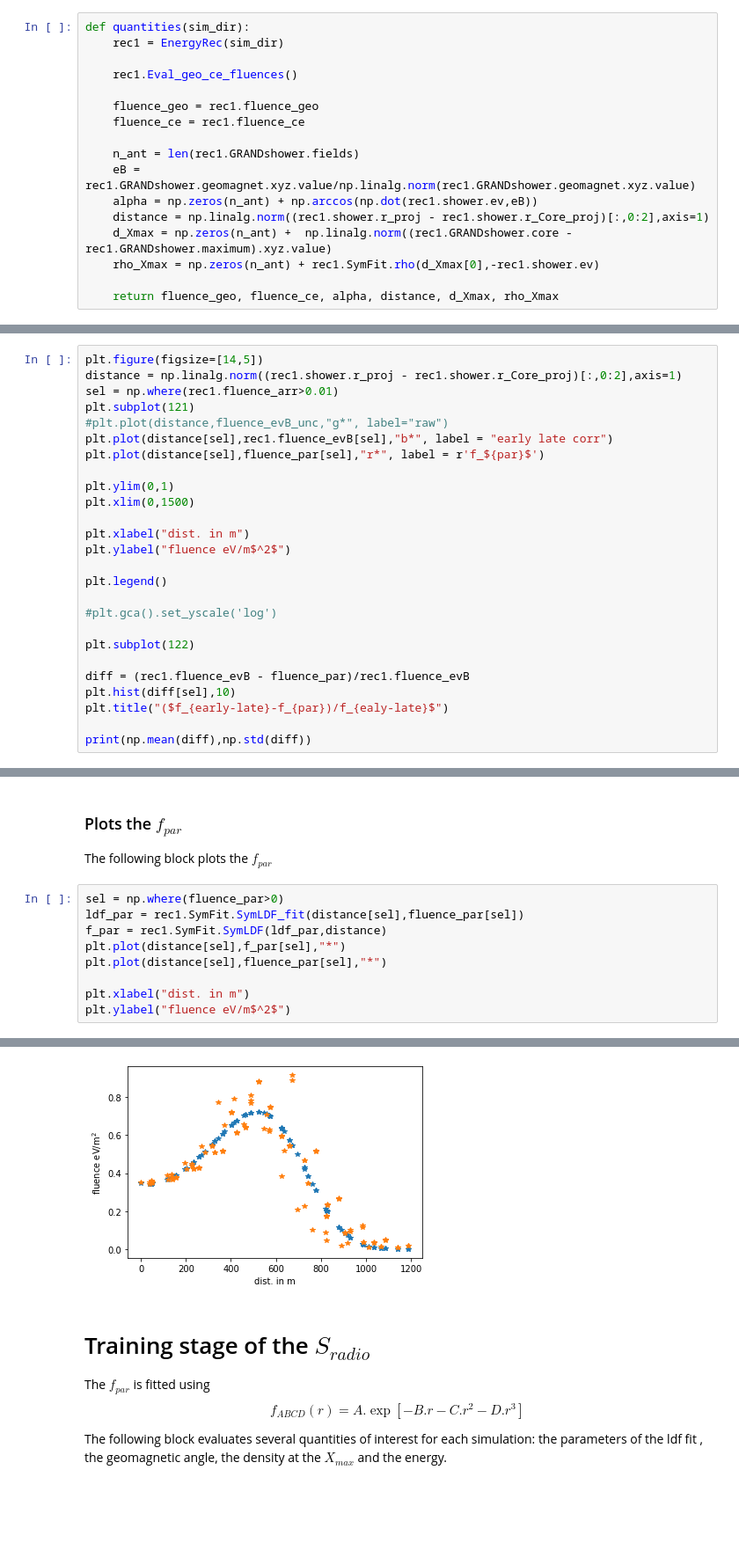
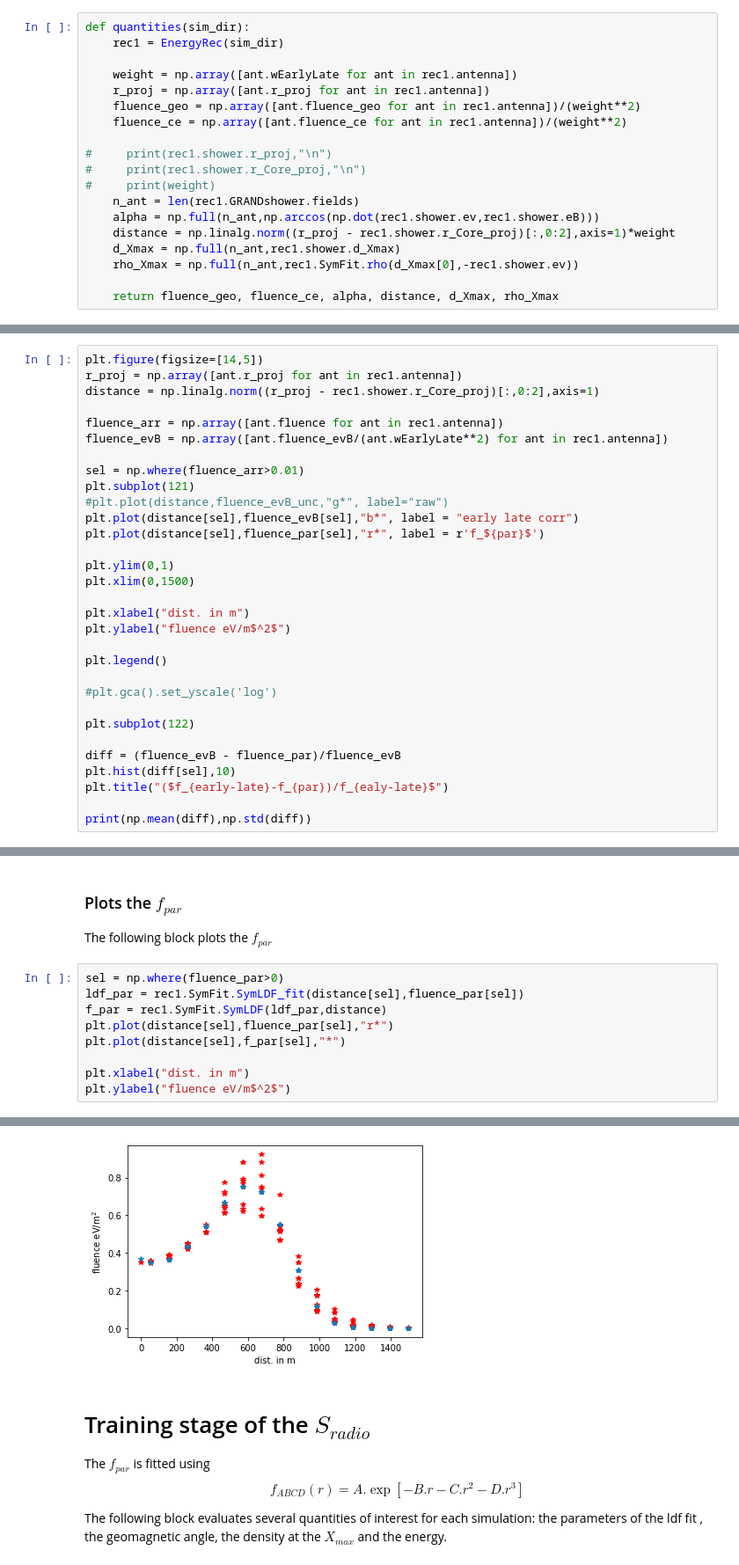
Before and after one commit to grand-mother/grand-energy-rec, a Jupyter notebook: EnergyFluence_Correas_Symmetric_Training.ipynb, the cells around one changed output, grey strips where cells are left out. Shown: that part at 88% size. Saved outputs shown, nothing was run; the diff lists cells and outputs as text; blank space fills up the shorter version.

Commit message:
Minor tweaks to make the notebooks compatible with the module. Rudimentary print level implemented.

```diff
--- a/EnergyFluence_Correas_Symmetric_Training.ipynb
+++ b/EnergyFluence_Correas_Symmetric_Training.ipynb
@@ -32,17 +33,19 @@ The first step is to evaluate several quantities of interest: geomagnetic fluenc
 def quantities(sim_dir):
     rec1 = EnergyRec(sim_dir)
 
-    rec1.Eval_geo_ce_fluences()
+    weight = np.array([ant.wEarlyLate for ant in rec1.antenna])
+    r_proj = np.array([ant.r_proj for ant in rec1.antenna])
+    fluence_geo = np.array([ant.fluence_geo for ant in rec1.antenna])/(weight**2)
+    fluence_ce = np.array([ant.fluence_ce for ant in rec1.antenna])/(weight**2)
 
-    fluence_geo = rec1.fluence_geo
-    fluence_ce = rec1.fluence_ce
-
+#     print(rec1.shower.r_proj,"\n")
+#     print(rec1.shower.r_Core_proj,"\n")
+#     print(weight)
     n_ant = len(rec1.GRANDshower.fields)
-    eB = rec1.GRANDshower.geomagnet.xyz.value/np.linalg.norm(rec1.GRANDshower.geomagnet.xyz.value)
-    alpha = np.zeros(n_ant) + np.arccos(np.dot(rec1.shower.ev,eB))
-    distance = np.linalg.norm((rec1.shower.r_proj - rec1.shower.r_Core_proj)[:,0:2],axis=1)
-    d_Xmax = np.zeros(n_ant) +  np.linalg.norm((rec1.GRANDshower.core - rec1.GRANDshower.maximum).xyz.value)
-    rho_Xmax = np.zeros(n_ant) + rec1.SymFit.rho(d_Xmax[0],-rec1.shower.ev)
+    alpha = np.full(n_ant,np.arccos(np.dot(rec1.shower.ev,rec1.shower.eB)))
+    distance = np.linalg.norm((r_proj - rec1.shower.r_Core_proj)[:,0:2],axis=1)*weight
+    d_Xmax = np.full(n_ant,rec1.shower.d_Xmax)
+    rho_Xmax = np.full(n_ant,rec1.SymFit.rho(d_Xmax[0],-rec1.shower.ev))
 
     return fluence_geo, fluence_ce, alpha, distance, d_Xmax, rho_Xmax
 # %% [markdown]
@@ -129,10 +97,15 @@ rho_Xmax = rec1.SymFit.rho(d_Xmax,-rec1.shower.ev)
 # %%
 plt.figure(figsize=[14,5])
-distance = np.linalg.norm((rec1.shower.r_proj - rec1.shower.r_Core_proj)[:,0:2],axis=1)
-sel = np.where(rec1.fluence_arr>0.01)
+r_proj = np.array([ant.r_proj for ant in rec1.antenna])
+distance = np.linalg.norm((r_proj - rec1.shower.r_Core_proj)[:,0:2],axis=1)
+
+fluence_arr = np.array([ant.fluence for ant in rec1.antenna])
+fluence_evB = np.array([ant.fluence_evB/(ant.wEarlyLate**2) for ant in rec1.antenna])
+
+sel = np.where(fluence_arr>0.01)
 plt.subplot(121)
 #plt.plot(distance,fluence_evB_unc,"g*", label="raw")
-plt.plot(distance[sel],rec1.fluence_evB[sel],"b*", label = "early late corr")
+plt.plot(distance[sel],fluence_evB[sel],"b*", label = "early late corr")
 plt.plot(distance[sel],fluence_par[sel],"r*", label = r'f_${par}$')
 
 plt.ylim(0,1)
@@ -147,7 +120,7 @@ plt.legend()
 
 plt.subplot(122)
 
-diff = (rec1.fluence_evB - fluence_par)/rec1.fluence_evB
+diff = (fluence_evB - fluence_par)/fluence_evB
 plt.hist(diff[sel],10)
 plt.title("($f_{early-late}-f_{par})/f_{ealy-late}$")
 
@@ -177,15 +150,15 @@ The following block plots the $f_{par}$
 # %%
 sel = np.where(fluence_par>0)
 ldf_par = rec1.SymFit.SymLDF_fit(distance[sel],fluence_par[sel])
 f_par = rec1.SymFit.SymLDF(ldf_par,distance)
+plt.plot(distance[sel],fluence_par[sel],"r*")
 plt.plot(distance[sel],f_par[sel],"*")
-plt.plot(distance[sel],fluence_par[sel],"*")
 
 plt.xlabel("dist. in m")
 plt.ylabel("fluence eV/m$^2$")
 # %% [output]
 Text(0, 0.5, 'fluence eV/m$^2$')
-[figure, old version]
+[figure, new version]
 # %% [markdown]
 # Training stage of the $S_{radio}$
 
```
Also changed, not shown: parts of 9 cells of this notebook, 2 other files.
